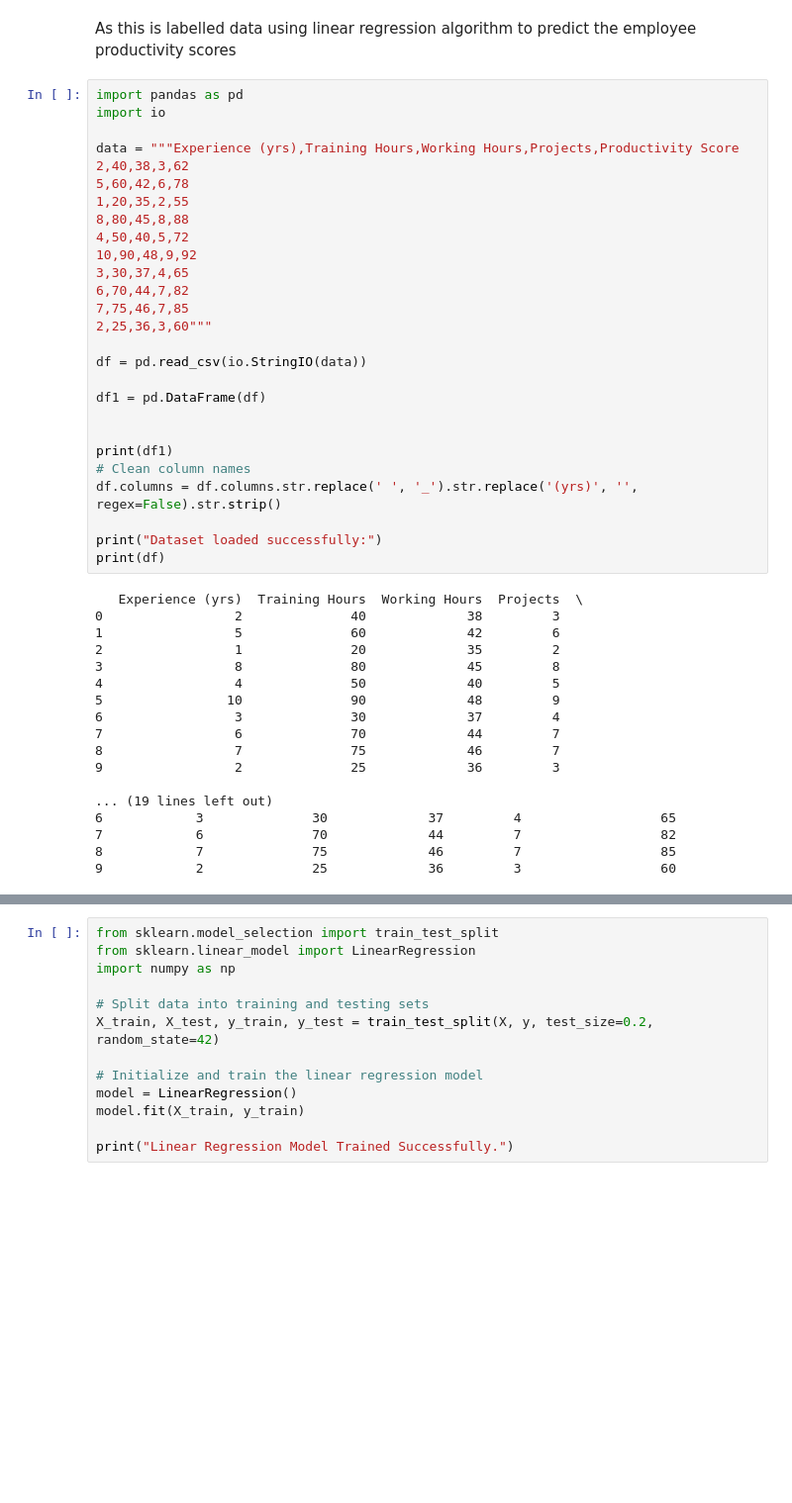
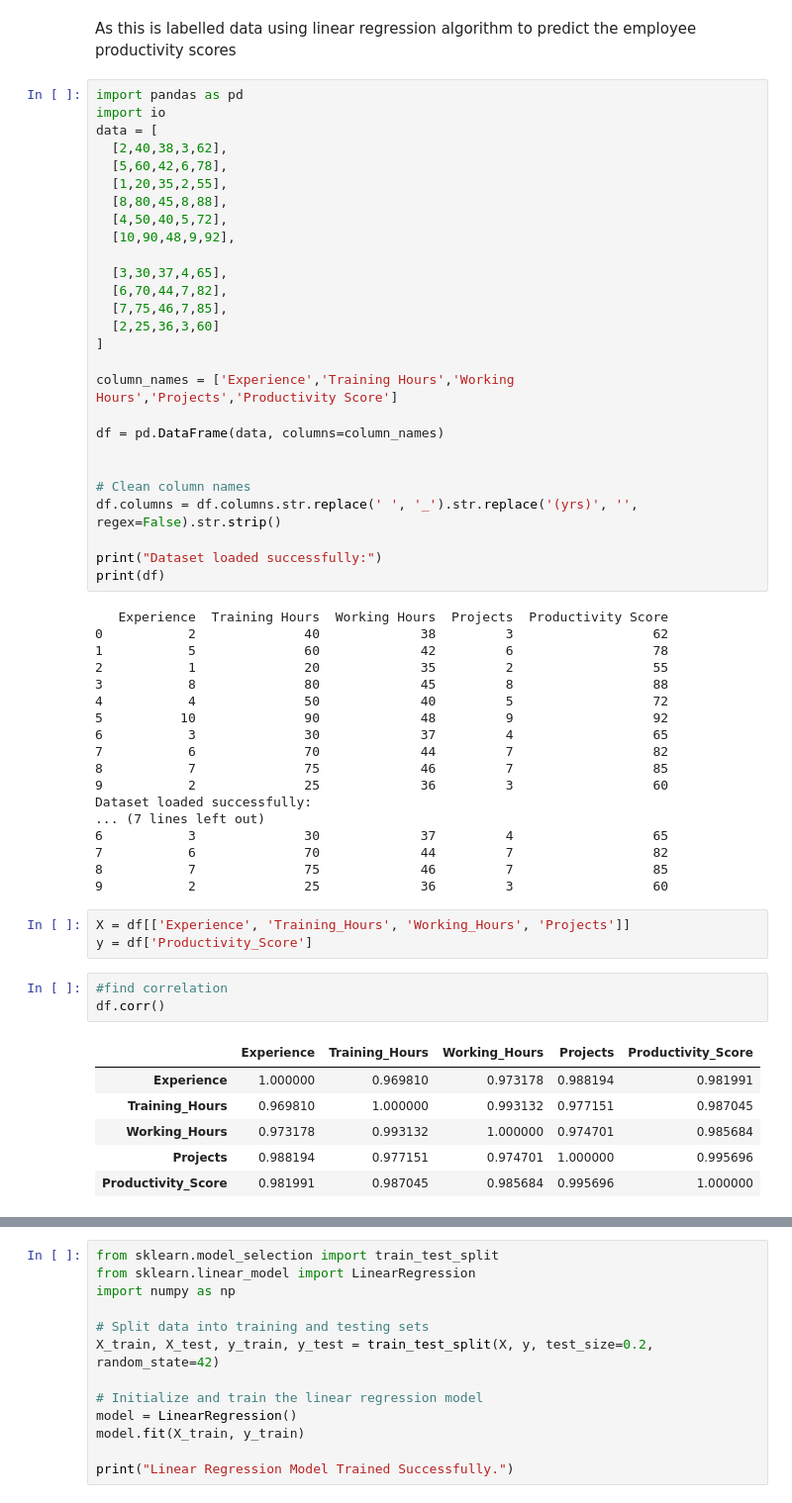
Before and after one commit to bhoomikaiyer540-hash/arugithub, a Jupyter notebook: Problem1.ipynb, the cells around one changed output, grey strips where cells are left out. Shown at 99% size. Cells and saved outputs as stored; diff of their text form; blank space fills up the shorter version.

```diff
--- a/Problem1.ipynb
+++ b/Problem1.ipynb
@@ -5,45 +5,58 @@ As this is labelled data using linear regression algorithm to predict the employ
 # %%
 import pandas as pd
 import io
+data = [
+  [2,40,38,3,62],
+  [5,60,42,6,78],
+  [1,20,35,2,55],
+  [8,80,45,8,88],
+  [4,50,40,5,72],
+  [10,90,48,9,92],
 
-data = """Experience (yrs),Training Hours,Working Hours,Projects,Productivity Score
-2,40,38,3,62
-5,60,42,6,78
-1,20,35,2,55
-8,80,45,8,88
-4,50,40,5,72
-10,90,48,9,92
-3,30,37,4,65
-6,70,44,7,82
-7,75,46,7,85
-2,25,36,3,60"""
+  [3,30,37,4,65],
+  [6,70,44,7,82],
+  [7,75,46,7,85],
+  [2,25,36,3,60]
+]
 
-df = pd.read_csv(io.StringIO(data))
+column_names = ['Experience','Training Hours','Working Hours','Projects','Productivity Score']
 
-df1 = pd.DataFrame(df)
+df = pd.DataFrame(data, columns=column_names)
 
 
-print(df1)
 # Clean column names
 df.columns = df.columns.str.replace(' ', '_').str.replace('(yrs)', '', regex=False).str.strip()
 
 print("Dataset loaded successfully:")
 print(df)
 # %% [output]
-   Experience (yrs)  Training Hours  Working Hours  Projects  \
-0                 2              40             38         3
-1                 5              60             42         6
-2                 1              20             35         2
-3                 8              80             45         8
-4                 4              50             40         5
-5                10              90             48         9
-6                 3              30             37         4
-7                 6              70             44         7
-8                 7              75             46         7
-9                 2              25             36         3
-
-... (19 lines left out)
-6            3              30             37         4                  65
-7            6              70             44         7                  82
-8            7              75             46         7                  85
-9            2              25             36         3                  60
+   Experience  Training Hours  Working Hours  Projects  Productivity Score
+0           2              40             38         3                  62
+1           5              60             42         6                  78
+2           1              20             35         2                  55
+3           8              80             45         8                  88
+4           4              50             40         5                  72
+5          10              90             48         9                  92
+6           3              30             37         4                  65
+7           6              70             44         7                  82
+8           7              75             46         7                  85
+9           2              25             36         3                  60
+Dataset loaded successfully:
+... (7 lines left out)
+6           3              30             37         4                  65
+7           6              70             44         7                  82
+8           7              75             46         7                  85
+9           2              25             36         3                  60
+# %%
+X = df[['Experience', 'Training_Hours', 'Working_Hours', 'Projects']]
+y = df['Productivity_Score']
+# %%
+#find correlation
+df.corr()
+# %% [output]
+|  | Experience | Training_Hours | Working_Hours | Projects | Productivity_Score |
+| Experience | 1.000000 | 0.969810 | 0.973178 | 0.988194 | 0.981991 |
+| Training_Hours | 0.969810 | 1.000000 | 0.993132 | 0.977151 | 0.987045 |
+| Working_Hours | 0.973178 | 0.993132 | 1.000000 | 0.974701 | 0.985684 |
+| Projects | 0.988194 | 0.977151 | 0.974701 | 1.000000 | 0.995696 |
+| Productivity_Score | 0.981991 | 0.987045 | 0.985684 | 0.995696 | 1.000000 |
```
Also changed, not shown: parts of 13 cells of this notebook.
